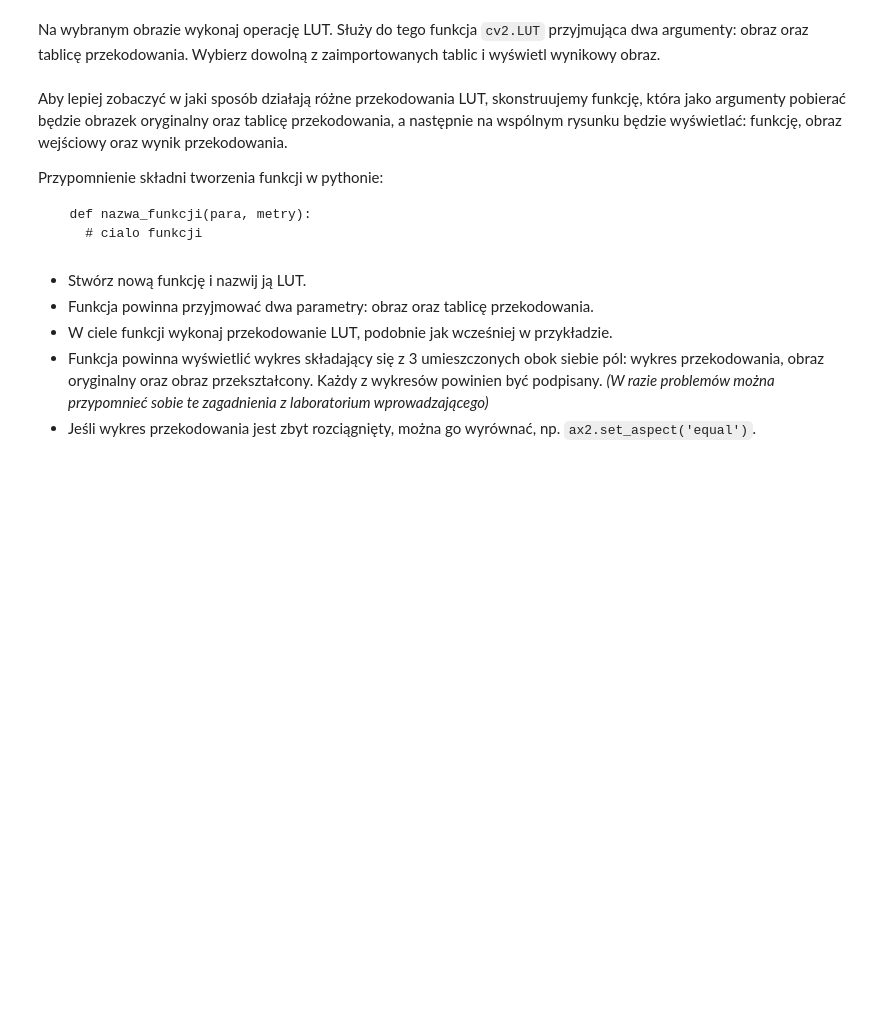
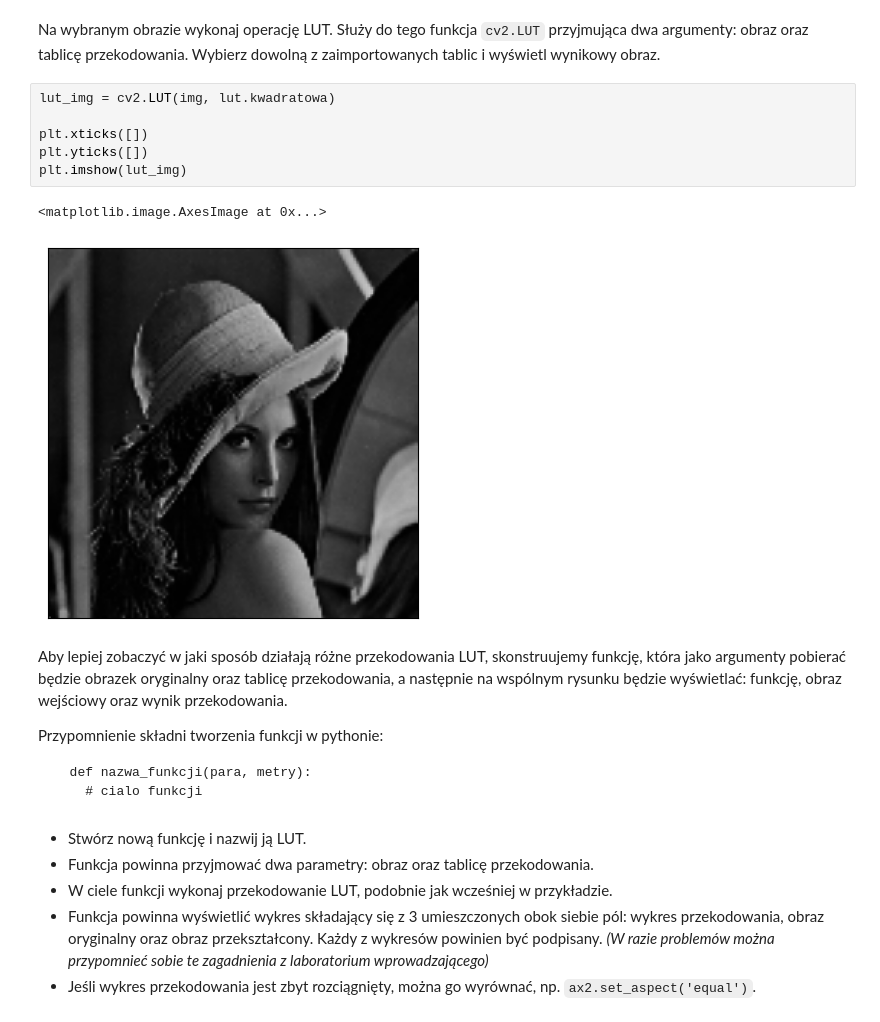
Before and after one commit to krudny/Image-processing, a Jupyter notebook: Lab2-point-operations/02_point_part1.ipynb, the cells around one changed output. Cells and saved outputs as stored; diff of their text form; blank space fills up the shorter version.

```diff
--- a/Lab2-point-operations/02_point_part1.ipynb
+++ b/Lab2-point-operations/02_point_part1.ipynb
@@ -62,6 +71,15 @@ if not os.path.exists(fileName) :
 Na wybranym obrazie wykonaj operację LUT.
 Służy do tego funkcja `cv2.LUT` przyjmująca dwa argumenty: obraz oraz tablicę przekodowania.
 Wybierz dowolną z zaimportowanych tablic i wyświetl wynikowy obraz.
+# %%
+lut_img = cv2.LUT(img, lut.kwadratowa)
+
+plt.xticks([])
+plt.yticks([])
+plt.imshow(lut_img)
+# %% [output]
+<matplotlib.image.AxesImage at 0x...>
+[figure, added]
 # %% [markdown]
 Aby lepiej zobaczyć w jaki sposób działają różne przekodowania LUT, skonstruujemy funkcję, która jako argumenty pobierać będzie obrazek oryginalny oraz tablicę przekodowania, a następnie na wspólnym rysunku będzie wyświetlać: funkcję, obraz wejściowy oraz wynik przekodowania.
 
```
Also changed, not shown: parts of 1 cell of this notebook, 2 other files.
